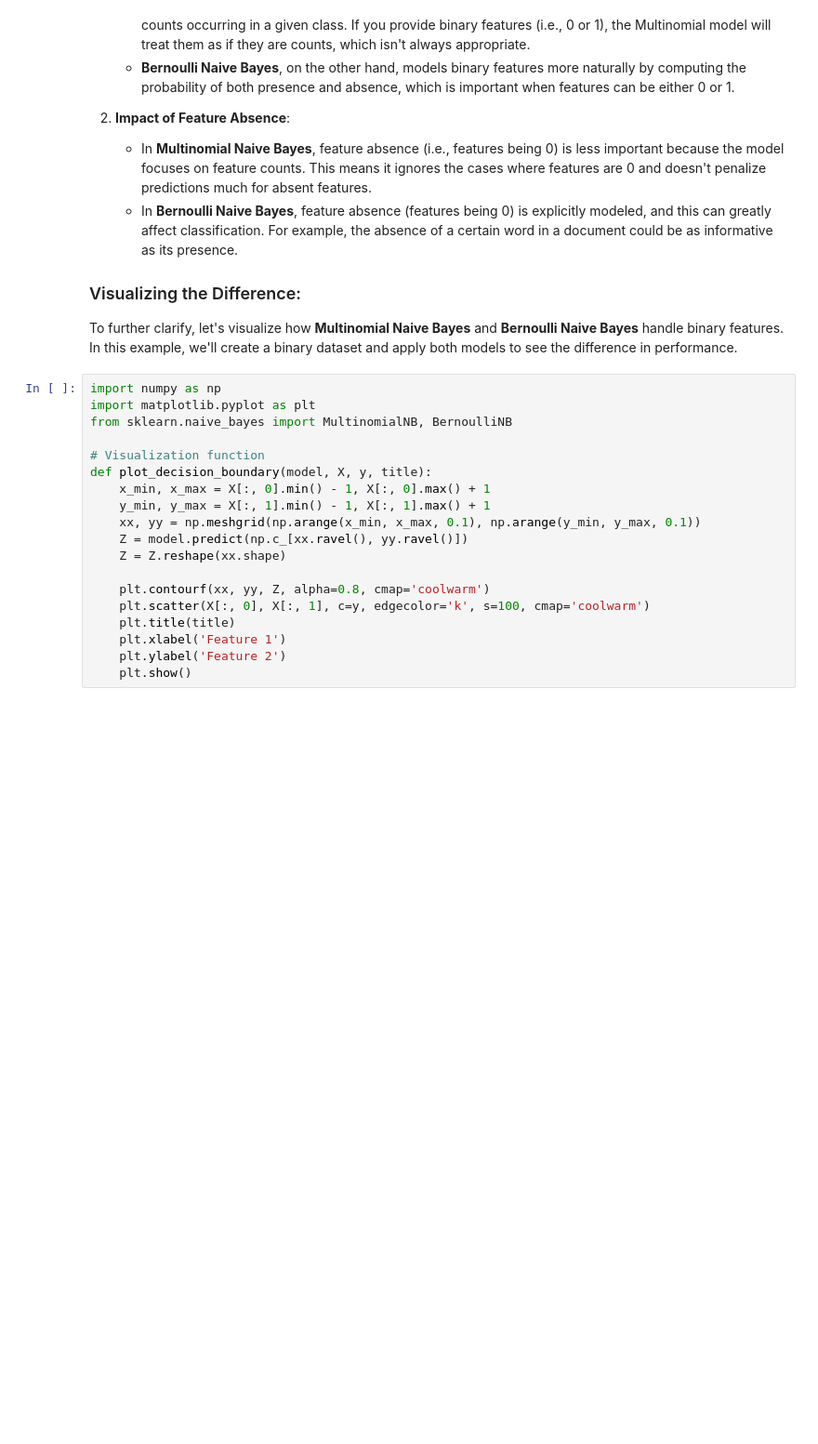
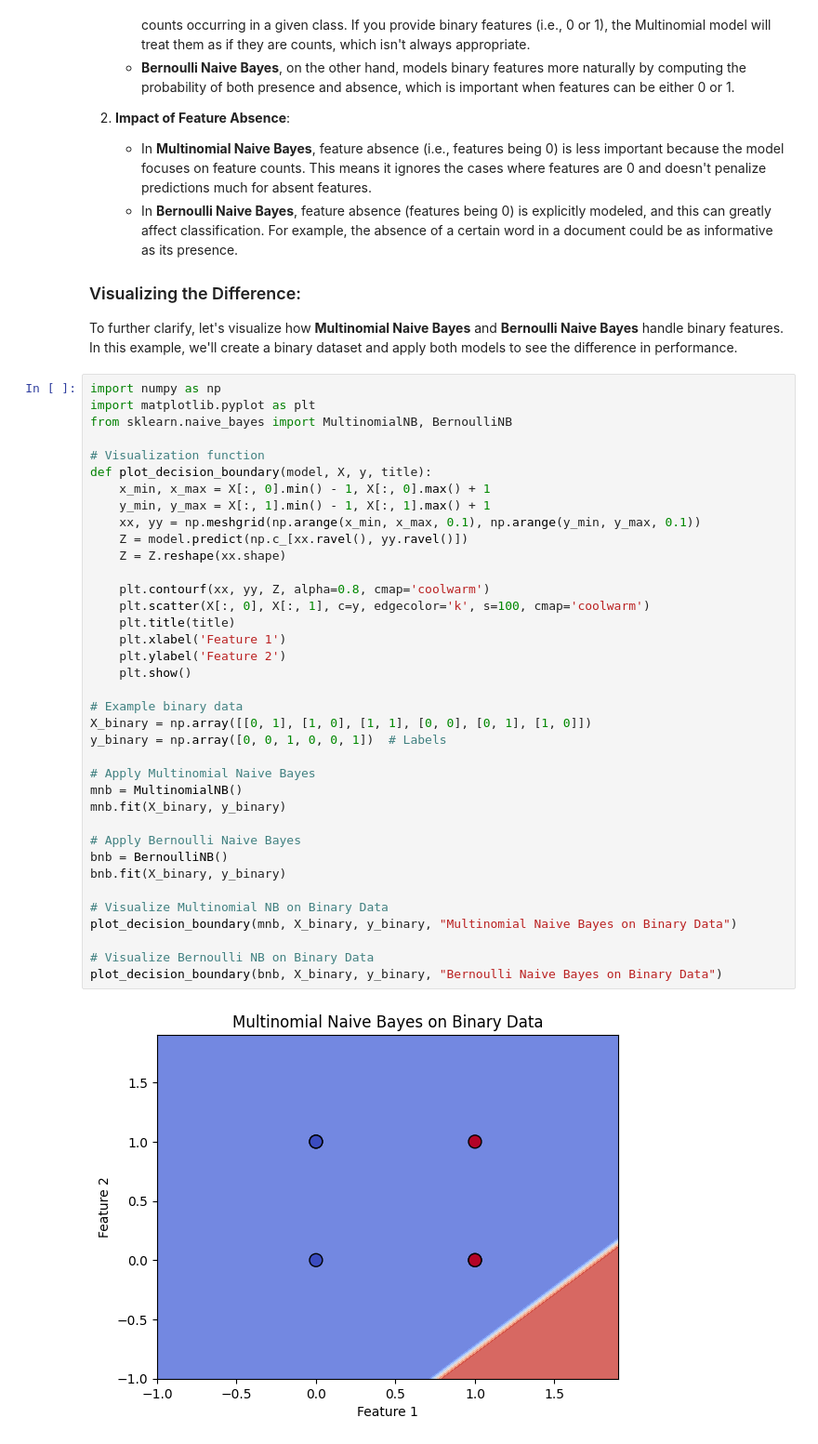
Before and after one commit to ajits-github/Machine_Learning_Concepts_without_libraries, a Jupyter notebook: Machine_Learning_Concepts_without_libraries.ipynb, the cells around one changed output. Shown at 93% size. Drawn from its saved outputs; the diff is of its cells as text; blank space fills up the shorter version.

Commit message:
Visualize diff

```diff
--- a/Machine_Learning_Concepts_without_libraries.ipynb
+++ b/Machine_Learning_Concepts_without_libraries.ipynb
@@ -2978,19 +2978,39 @@ To further clarify, let's visualize how **Multinomial Naive Bayes** and **Bernou
 # %%
 import numpy as np
 import matplotlib.pyplot as plt
 from sklearn.naive_bayes import MultinomialNB, BernoulliNB
 
 # Visualization function
 def plot_decision_boundary(model, X, y, title):
     x_min, x_max = X[:, 0].min() - 1, X[:, 0].max() + 1
     y_min, y_max = X[:, 1].min() - 1, X[:, 1].max() + 1
     xx, yy = np.meshgrid(np.arange(x_min, x_max, 0.1), np.arange(y_min, y_max, 0.1))
     Z = model.predict(np.c_[xx.ravel(), yy.ravel()])
     Z = Z.reshape(xx.shape)
 
     plt.contourf(xx, yy, Z, alpha=0.8, cmap='coolwarm')
     plt.scatter(X[:, 0], X[:, 1], c=y, edgecolor='k', s=100, cmap='coolwarm')
     plt.title(title)
     plt.xlabel('Feature 1')
     plt.ylabel('Feature 2')
     plt.show()
+
+# Example binary data
+X_binary = np.array([[0, 1], [1, 0], [1, 1], [0, 0], [0, 1], [1, 0]])
+y_binary = np.array([0, 0, 1, 0, 0, 1])  # Labels
+
+# Apply Multinomial Naive Bayes
+mnb = MultinomialNB()
+mnb.fit(X_binary, y_binary)
+
+# Apply Bernoulli Naive Bayes
+bnb = BernoulliNB()
+bnb.fit(X_binary, y_binary)
+
+# Visualize Multinomial NB on Binary Data
+plot_decision_boundary(mnb, X_binary, y_binary, "Multinomial Naive Bayes on Binary Data")
+
+# Visualize Bernoulli NB on Binary Data
+plot_decision_boundary(bnb, X_binary, y_binary, "Bernoulli Naive Bayes on Binary Data")
+# %% [output]
+[figure, added]
```
Also changed, not shown: parts of 1 cell of this notebook.
